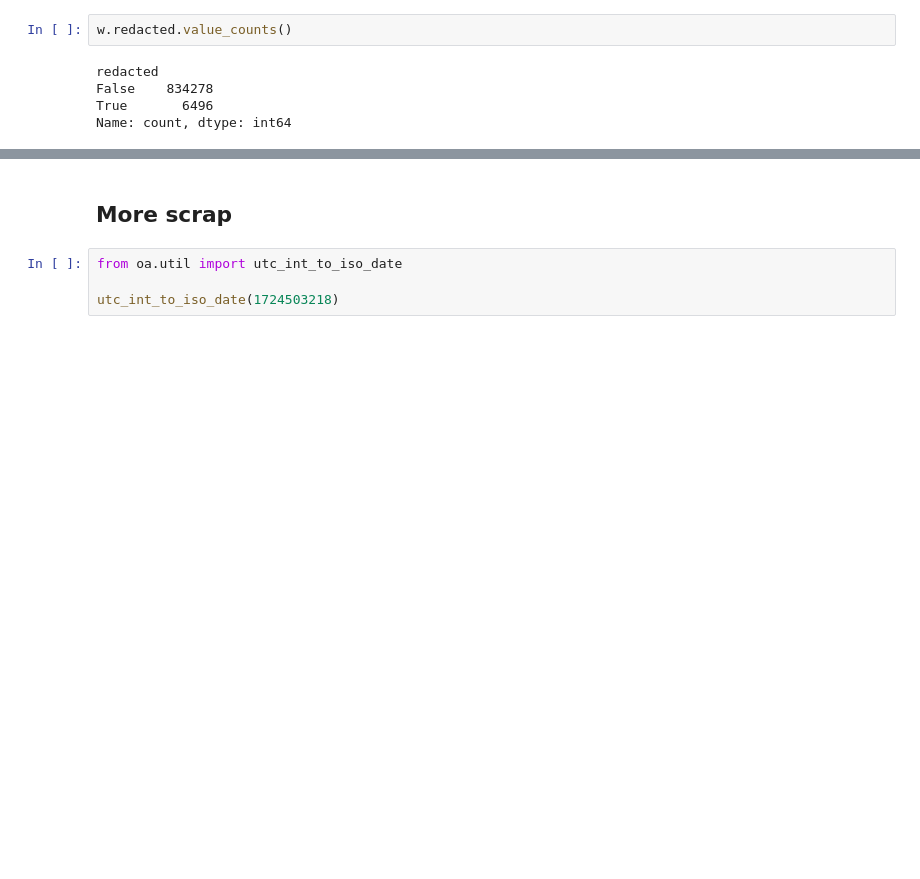
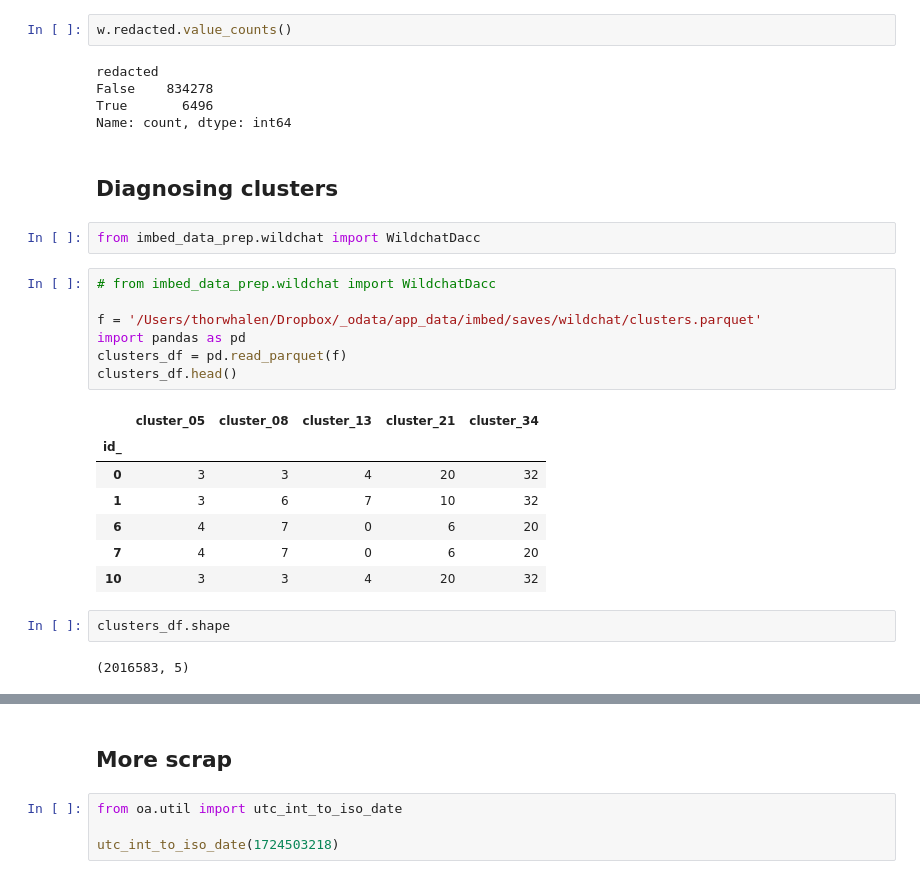
Before and after one commit to thorwhalen/imbed_data_prep, a Jupyter notebook: misc/wildchat.ipynb, the cells around one changed output, grey strips where cells are left out. Drawn from its saved outputs; the diff is of its cells as text; blank space fills up the shorter version.

```diff
--- a/misc/wildchat.ipynb
+++ b/misc/wildchat.ipynb
@@ -496,3 +520,26 @@ redacted
 False    834278
 True       6496
 Name: count, dtype: int64
+# %% [markdown]
+## Diagnosing clusters
+# %%
+from imbed_data_prep.wildchat import WildchatDacc
+# %%
+# from imbed_data_prep.wildchat import WildchatDacc
+
+f = '/Users/thorwhalen/Dropbox/_odata/app_data/imbed/saves/wildchat/clusters.parquet'
+import pandas as pd
+clusters_df = pd.read_parquet(f)
+clusters_df.head()
+# %% [output]
+|  | cluster_05 | cluster_08 | cluster_13 | cluster_21 | cluster_34 |
+| id_ |  |  |  |  |  |
+| 0 | 3 | 3 | 4 | 20 | 32 |
+| 1 | 3 | 6 | 7 | 10 | 32 |
+| 6 | 4 | 7 | 0 | 6 | 20 |
+| 7 | 4 | 7 | 0 | 6 | 20 |
+| 10 | 3 | 3 | 4 | 20 | 32 |
+# %%
+clusters_df.shape
+# %% [output]
+(2016583, 5)
```
Also changed, not shown: parts of 17 cells of this notebook, 37 other files.
